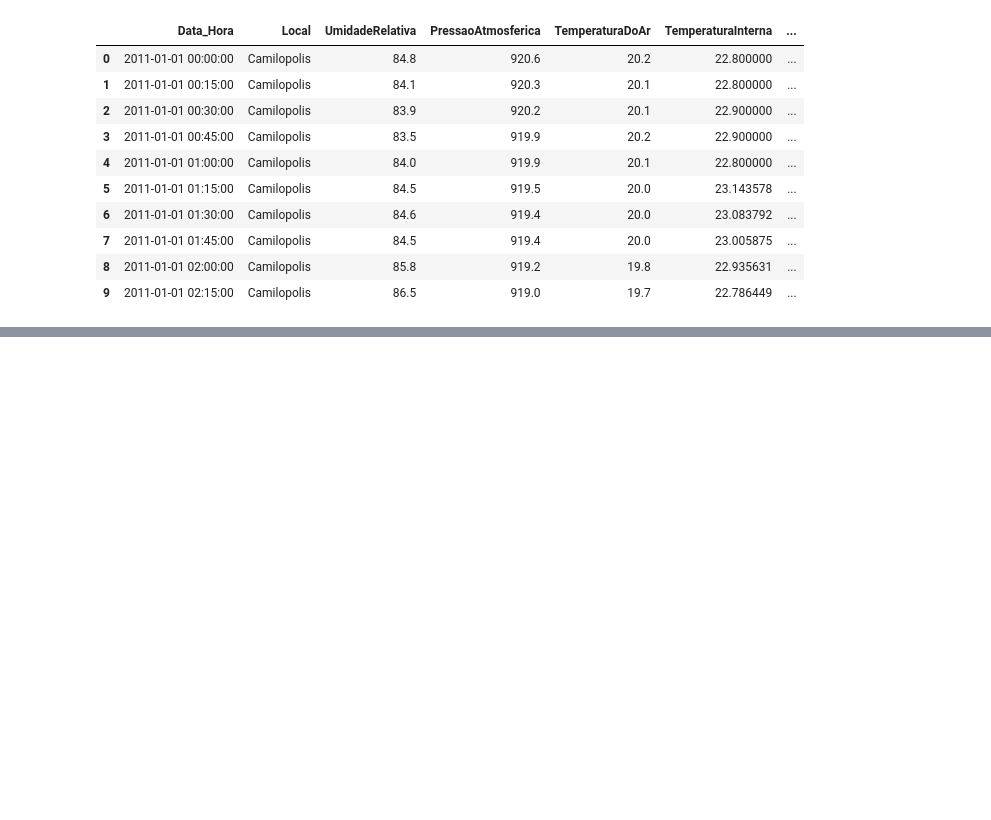
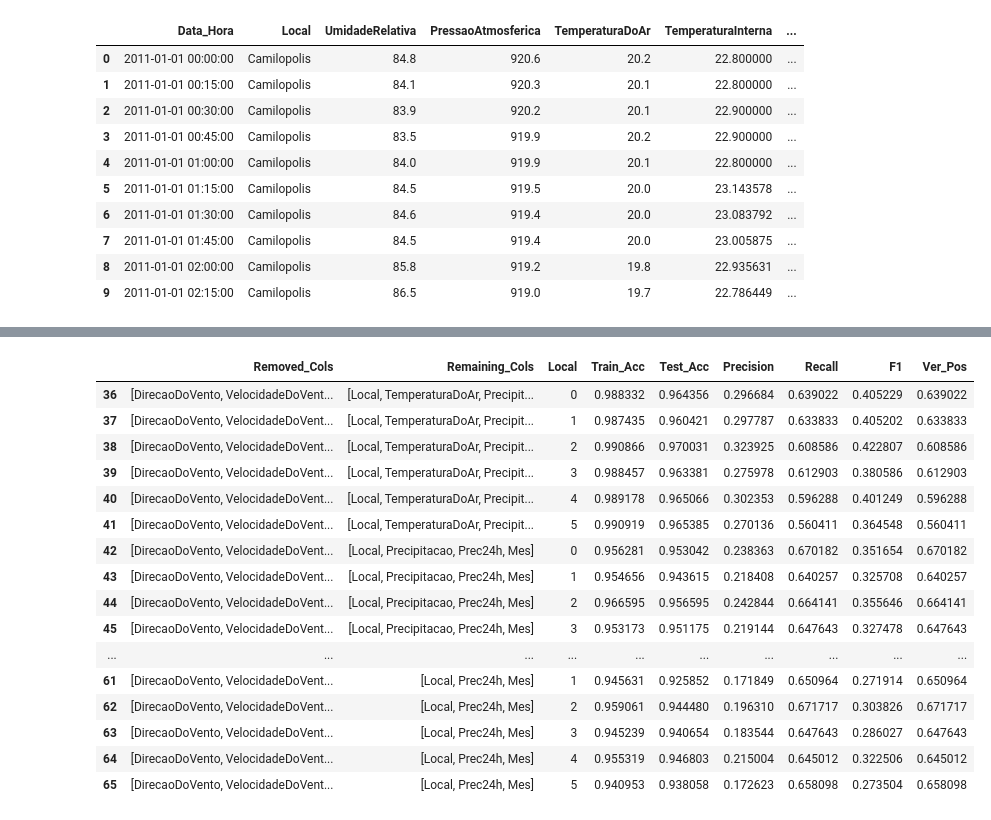
Before and after one commit to alagamentos/floodprediction, a Jupyter notebook: src/Notebooks/4_Modeling/0.1_XGBoost_LocalMax.ipynb, the cells around one changed output, grey strips where cells are left out. Drawn from its saved outputs; the diff is of its cells as text; code cells hidden in the pictures; blank space fills up the shorter version.

```diff
--- a/src/Notebooks/4_Modeling/0.1_XGBoost_LocalMax.ipynb
+++ b/src/Notebooks/4_Modeling/0.1_XGBoost_LocalMax.ipynb
@@ -220,9 +268,13 @@ for l in range(6):
 
     xgb = xgboost.XGBClassifier()
 
-    cols_rem = ['LocalMax', 'Cluster', 'Data', 'Hora', 'Data_Hora', 'Ordens'] + [c for c in df_train.columns if 'Hora_' in c]
+    cols_rem = ['LocalMax', 'Cluster', 'Data', 'Hora', 'Data_Hora', 'Ordens', 'Minuto'] + [c for c in df_train.columns if 'Hora_' in c]
+    #cols_rem = cols_rem + ['DirecaoDoVento', 'VelocidadeDoVento']
+    #cols_rem = cols_rem + ['TemperaturaInterna', 'PontoDeOrvalho']
 
     x = df_train[[c for c in df_train.columns if c not in cols_rem]]
+    if l == 0:
+        print(x.columns)
     #x = x.drop(columns = 'Cluster')
     y = df_train['LocalMax']
 
@@ -302,0 +491,34 @@ Name: LocalMax, dtype: int64
+# %%
+# pd.DataFrame(
+#     columns = ['Case', 'Local', 'Train_Acc', 'Test_Acc', 'Precision', 'Recall', 'F1', 'Ver_Pos']
+# ).append({
+#     'Case': case,
+#     'Local': l,
+#     'Train_Acc': accuracy_score(y_treino, y_treino_pred),
+#     'Test_Acc': accuracy_score(y_teste, y_teste_pred),
+#     'Precision': precision_score(y_teste, y_teste_pred),
+#     'Recall': recall_score(y_teste, y_teste_pred),
+#     'F1': f1_score(y_teste, y_teste_pred),
+#     'Ver_Pos': confusion_matrix(y_teste, y_teste_pred, normalize='true')[1,1]
+# }, ignore_index=True)
+#{'Camilopolis': 1, 'Erasmo': 2, 'Paraiso': 3, 'RM': 4, 'Vitoria': 5}
+display(df_training_result.tail(30))
+#df_training_result.to_csv('training_test.csv', sep=';')
+# %% [output]
+|  | Removed_Cols | Remaining_Cols | Local | Train_Acc | Test_Acc | Precision | Recall | F1 | Ver_Pos |
+| 36 | [DirecaoDoVento, VelocidadeDoVent... | [Local, TemperaturaDoAr, Precipit... | 0 | 0.988332 | 0.964356 | 0.296684 | 0.639022 | 0.405229 | 0.639022 |
+| 37 | [DirecaoDoVento, VelocidadeDoVent... | [Local, TemperaturaDoAr, Precipit... | 1 | 0.987435 | 0.960421 | 0.297787 | 0.633833 | 0.405202 | 0.633833 |
+| 38 | [DirecaoDoVento, VelocidadeDoVent... | [Local, TemperaturaDoAr, Precipit... | 2 | 0.990866 | 0.970031 | 0.323925 | 0.608586 | 0.422807 | 0.608586 |
+| 39 | [DirecaoDoVento, VelocidadeDoVent... | [Local, TemperaturaDoAr, Precipit... | 3 | 0.988457 | 0.963381 | 0.275978 | 0.612903 | 0.380586 | 0.612903 |
+| 40 | [DirecaoDoVento, VelocidadeDoVent... | [Local, TemperaturaDoAr, Precipit... | 4 | 0.989178 | 0.965066 | 0.302353 | 0.596288 | 0.401249 | 0.596288 |
+| 41 | [DirecaoDoVento, VelocidadeDoVent... | [Local, TemperaturaDoAr, Precipit... | 5 | 0.990919 | 0.965385 | 0.270136 | 0.560411 | 0.364548 | 0.560411 |
+| 42 | [DirecaoDoVento, VelocidadeDoVent... | [Local, Precipitacao, Prec24h, Mes] | 0 | 0.956281 | 0.953042 | 0.238363 | 0.670182 | 0.351654 | 0.670182 |
+| 43 | [DirecaoDoVento, VelocidadeDoVent... | [Local, Precipitacao, Prec24h, Mes] | 1 | 0.954656 | 0.943615 | 0.218408 | 0.640257 | 0.325708 | 0.640257 |
+| 44 | [DirecaoDoVento, VelocidadeDoVent... | [Local, Precipitacao, Prec24h, Mes] | 2 | 0.966595 | 0.956595 | 0.242844 | 0.664141 | 0.355646 | 0.664141 |
+| 45 | [DirecaoDoVento, VelocidadeDoVent... | [Local, Precipitacao, Prec24h, Mes] | 3 | 0.953173 | 0.951175 | 0.219144 | 0.647643 | 0.327478 | 0.647643 |
+| ... | ... | ... | ... | ... | ... | ... | ... | ... | ... |
+| 61 | [DirecaoDoVento, VelocidadeDoVent... | [Local, Prec24h, Mes] | 1 | 0.945631 | 0.925852 | 0.171849 | 0.650964 | 0.271914 | 0.650964 |
+| 62 | [DirecaoDoVento, VelocidadeDoVent... | [Local, Prec24h, Mes] | 2 | 0.959061 | 0.944480 | 0.196310 | 0.671717 | 0.303826 | 0.671717 |
+| 63 | [DirecaoDoVento, VelocidadeDoVent... | [Local, Prec24h, Mes] | 3 | 0.945239 | 0.940654 | 0.183544 | 0.647643 | 0.286027 | 0.647643 |
+| 64 | [DirecaoDoVento, VelocidadeDoVent... | [Local, Prec24h, Mes] | 4 | 0.955319 | 0.946803 | 0.215004 | 0.645012 | 0.322506 | 0.645012 |
+| 65 | [DirecaoDoVento, VelocidadeDoVent... | [Local, Prec24h, Mes] | 5 | 0.940953 | 0.938058 | 0.172623 | 0.658098 | 0.273504 | 0.658098 |
```
Also changed, not shown: parts of 16 cells of this notebook, 1 other file.
